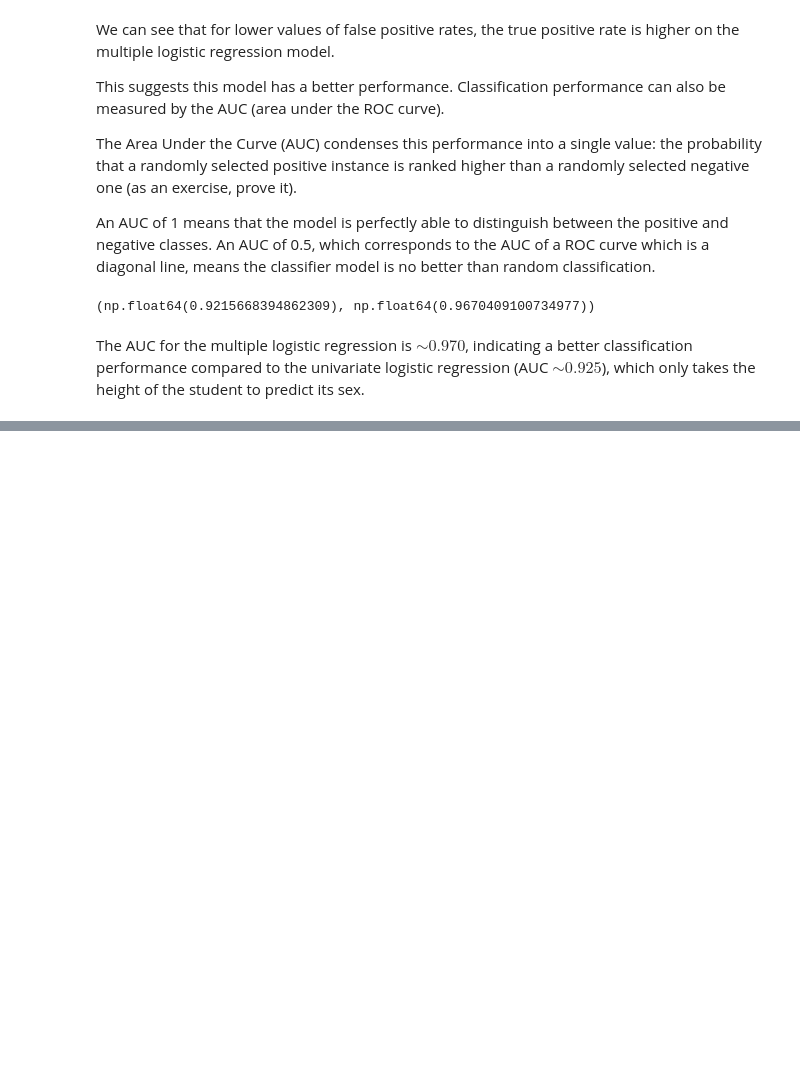
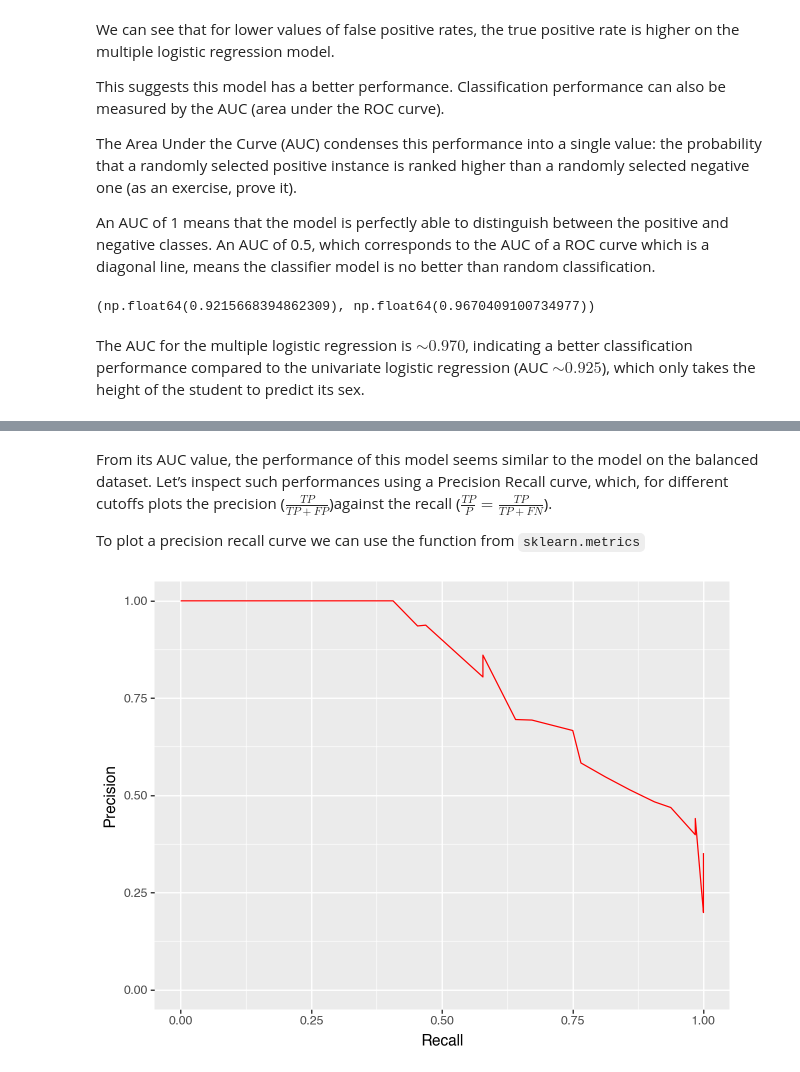
Before and after one commit to ulasuregen/Data-Analysis-and-Visualization-in-Python, a Jupyter notebook: logisticRegression.ipynb, the cells around one changed output, grey strips where cells are left out. Saved outputs shown, nothing was run; the diff lists cells and outputs as text; code cells hidden in the pictures; blank space fills up the shorter version.

```diff
--- a/logisticRegression.ipynb
+++ b/logisticRegression.ipynb
@@ -965,0 +992,19 @@ The AUC for the multiple logistic regression is $\sim 0.970$, indicating a bette
+# %% [markdown]
+From its AUC value, the performance of this model seems similar to the model on the balanced dataset. Let’s inspect such performances using a Precision Recall curve, which, for different cutoffs plots the precision ($\frac{TP}{TP + FP}$)against the recall ($\frac{TP}{P} = \frac{TP}{TP + FN}$).
+
+To plot a precision recall curve we can use the function from `sklearn.metrics`
+# %%
+precision_imb, recall_imb, _ = precision_recall_curve(
+    imbalanced_heights["y"], imbalanced_heights["mu_hat"]
+)
+
+pr_imb_df = pd.DataFrame({"precision": precision_imb, "recall": recall_imb})
+
+(
+  ggplot(pr_imb_df, aes("recall", "precision"))
+  + geom_line(color="red")
+  + labs(x="Recall", y="Precision")
+  + scale_y_continuous(limits=(0, 1))
+)
+# %% [output]
+[figure, added]
```
Also changed, not shown: parts of 16 cells of this notebook.
